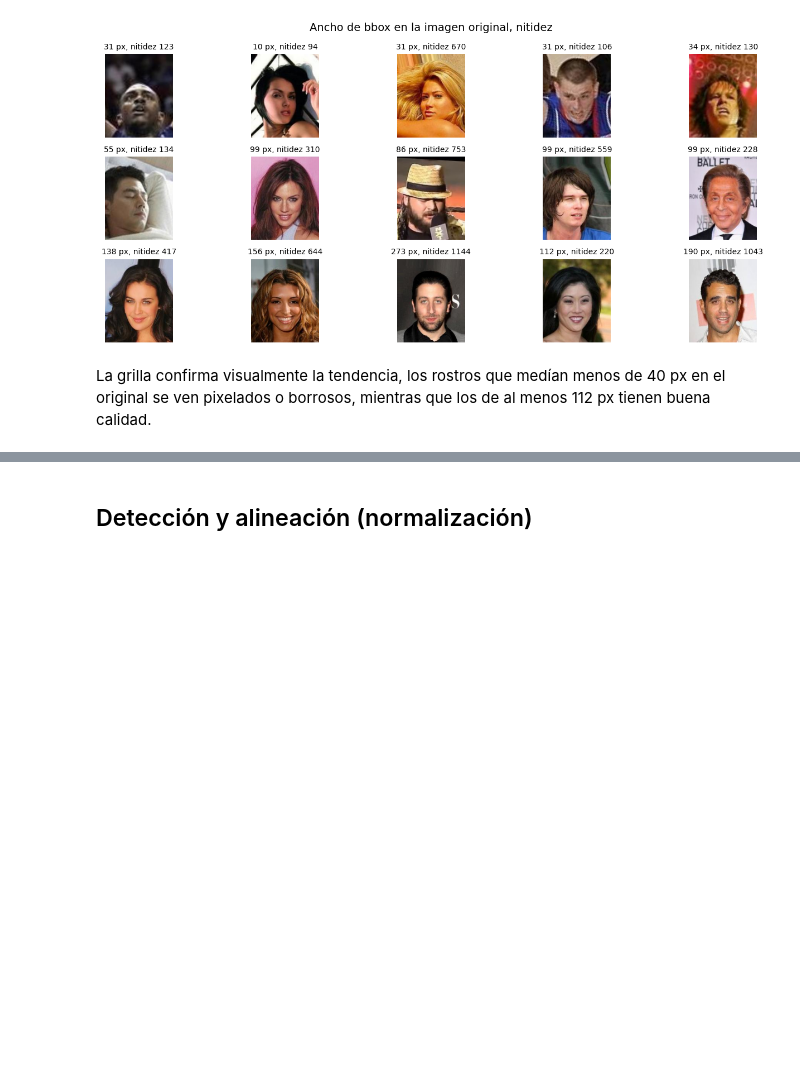
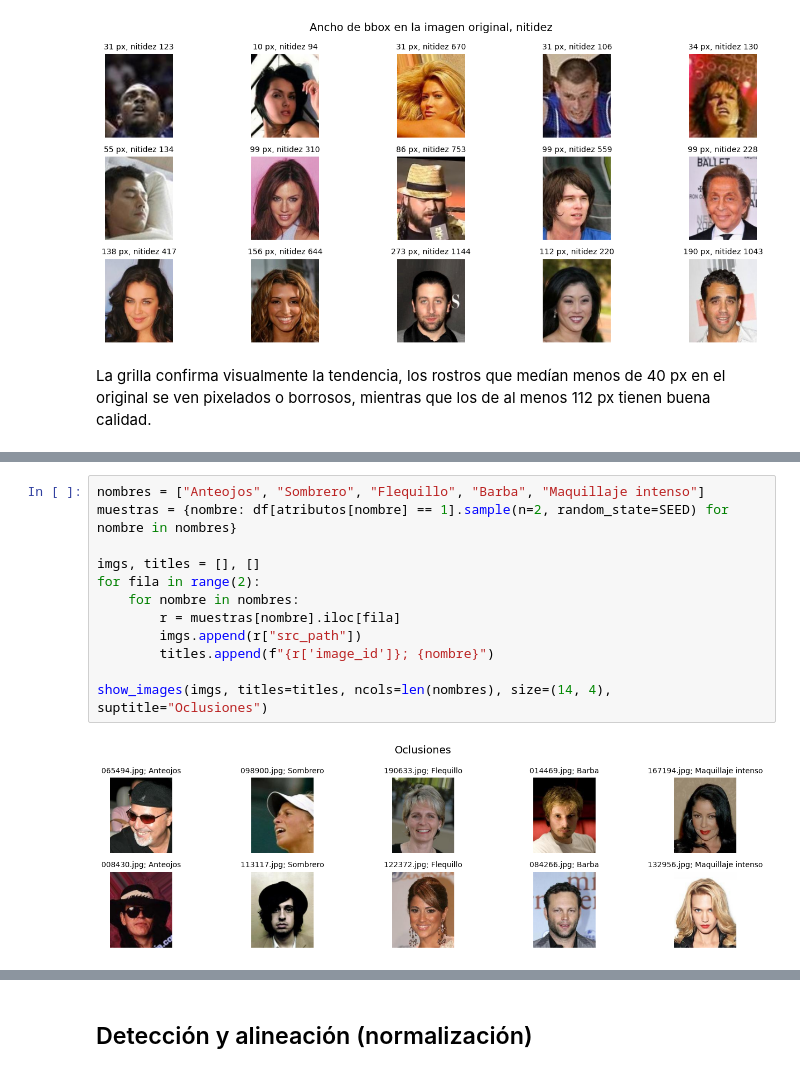
Before and after one commit to maximoalva/tuia-face-recognition-app, a Jupyter notebook: 1-pre-processing.ipynb, the cells around one changed output, grey strips where cells are left out. Saved outputs shown, nothing was run; the diff lists cells and outputs as text; blank space fills up the shorter version.

```diff
--- a/1-pre-processing.ipynb
+++ b/1-pre-processing.ipynb
@@ -514,0 +544,14 @@ La grilla confirma visualmente la tendencia, los rostros que medían menos de 40
+# %%
+nombres = ["Anteojos", "Sombrero", "Flequillo", "Barba", "Maquillaje intenso"]
+muestras = {nombre: df[atributos[nombre] == 1].sample(n=2, random_state=SEED) for nombre in nombres}
+
+imgs, titles = [], []
+for fila in range(2):
+    for nombre in nombres:
+        r = muestras[nombre].iloc[fila]
+        imgs.append(r["src_path"])
+        titles.append(f"{r['image_id']}; {nombre}")
+
+show_images(imgs, titles=titles, ncols=len(nombres), size=(14, 4), suptitle="Oclusiones")
+# %% [output]
+[figure, added]
```
Also changed, not shown: parts of 10 cells of this notebook.
